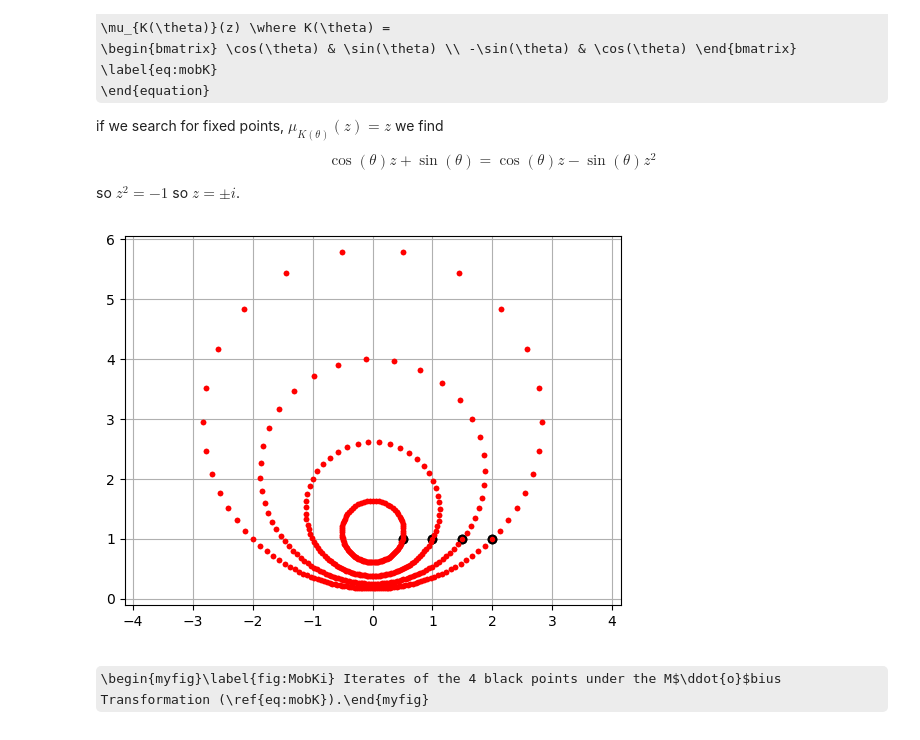
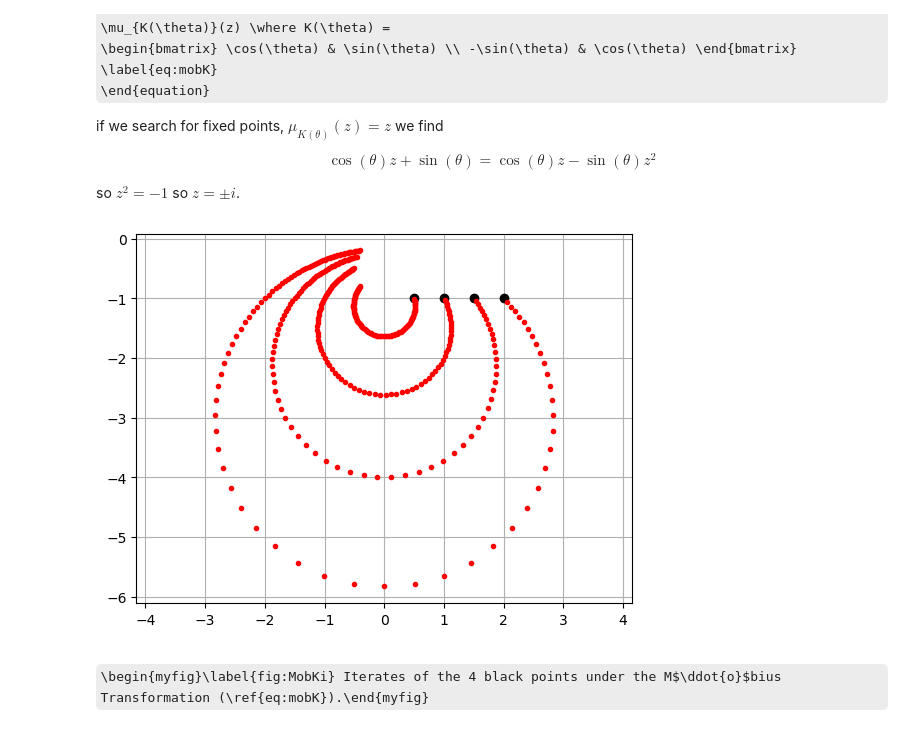
Before and after one commit to steve-cox-LA/JLA, a Jupyter notebook: TransPlane/1.7.MobiusTransformations.ipynb, the cells around one changed output. Cells and saved outputs as stored; diff of their text form; code cells hidden in the pictures; some formulas as TeX source.

```diff
--- a/TransPlane/1.7.MobiusTransformations.ipynb
+++ b/TransPlane/1.7.MobiusTransformations.ipynb
@@ -87,27 +87,27 @@ so $z^2=-1$ so $z=\pm i$.
 # %%
 # illustrate iterates of mobius transform built from K(theta)
 import numpy as np
 import matplotlib.pyplot as plt
 
-theta = np.pi/100    # build K(theta)
+theta = np.pi/200    # build K(theta)
 a = np.cos(theta)
 b = np.sin(theta)
 c = -b
 d = a
 
 for x in range(1,5):
-    z = 0.5*x + 1j
+    z = 0.5*x - 1j
     plt.plot(z.real,z.imag,'ko')
 
     for n in range(100):
         z = (a*z + b)/(c*z + d)
         plt.plot(z.real,z.imag,'r.')
 
 plt.axis('equal')
 plt.grid('on')
 plt.show()
 # %% [output]
-[figure, old version]
+[figure, new version]
 # %% [markdown]
 \begin{myfig}\label{fig:MobKi} Iterates of the 4 black points under the M$\ddot{o}$bius Transformation (\ref{eq:mobK}).\end{myfig}
 # %% [markdown]
```
Also changed, not shown: 1 other file.
